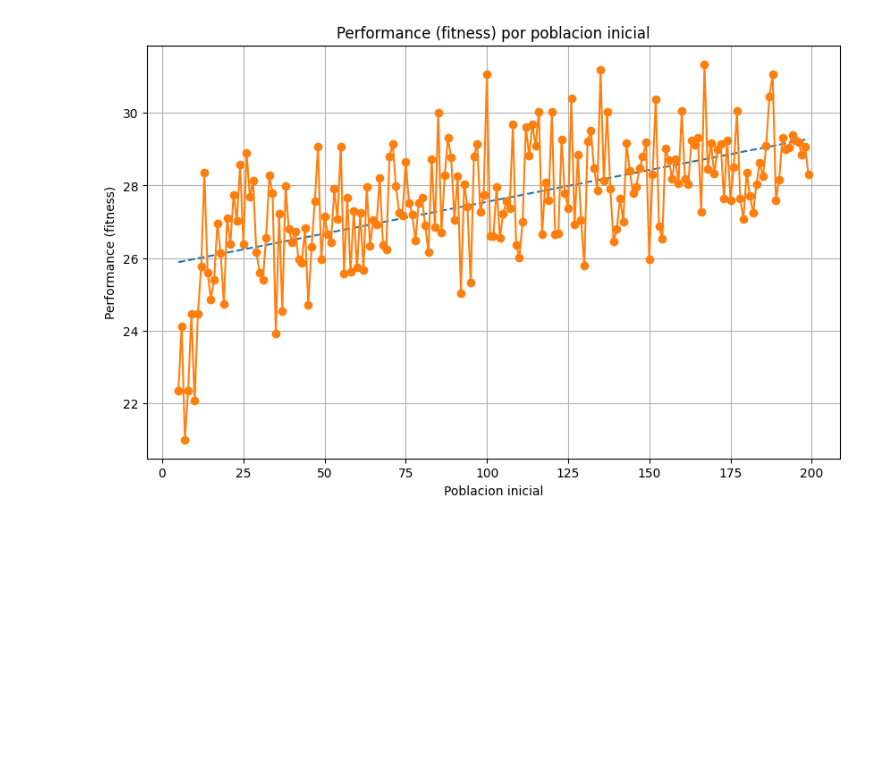
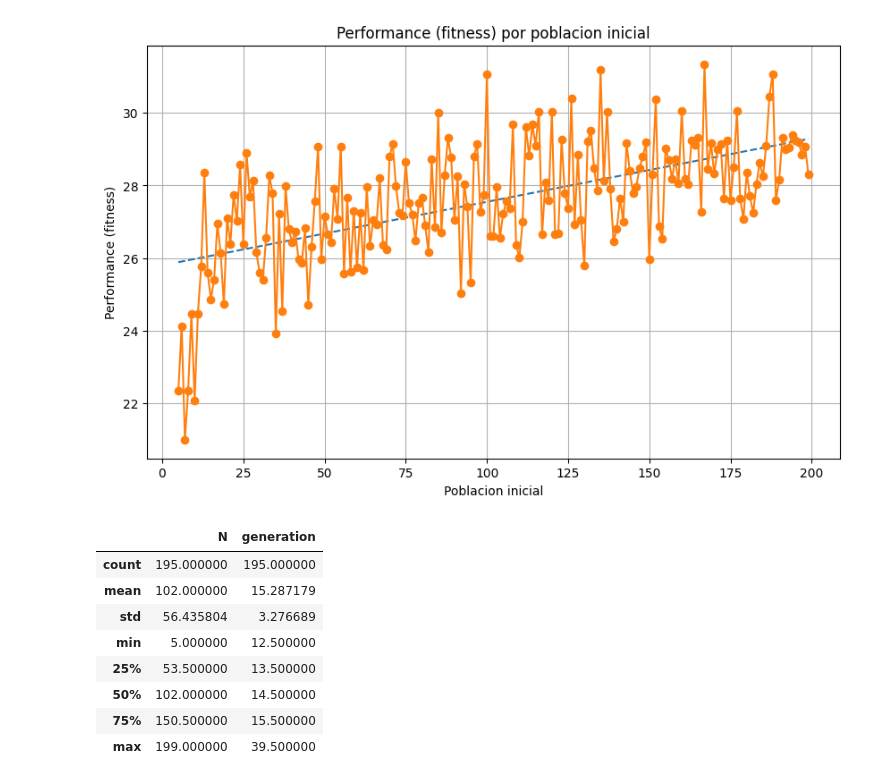
Before and after one commit to Ian-Arnott/TPs-SIA, a Jupyter notebook: Tp2/need_data_yet_other_one_running.ipynb, the cells around one changed output. Cells and saved outputs as stored; diff of their text form; code cells hidden in the pictures; blank space fills up the shorter version.

```diff
--- a/Tp2/need_data_yet_other_one_running.ipynb
+++ b/Tp2/need_data_yet_other_one_running.ipynb
@@ -99,3 +114,16 @@ plt.grid(True)
 plt.show()
 # %% [output]
 [figure]
+# %%
+meanGenerationByN = df.groupby('N')['generation'].mean().reset_index()
+meanGenerationByN.describe()
+# %% [output]
+|  | N | generation |
+| count | 195.000000 | 195.000000 |
+| mean | 102.000000 | 15.287179 |
+| std | 56.435804 | 3.276689 |
+| min | 5.000000 | 12.500000 |
+| 25% | 53.500000 | 13.500000 |
+| 50% | 102.000000 | 14.500000 |
+| 75% | 150.500000 | 15.500000 |
+| max | 199.000000 | 39.500000 |
```
Also changed, not shown: parts of 4 cells of this notebook, 1 other file.
